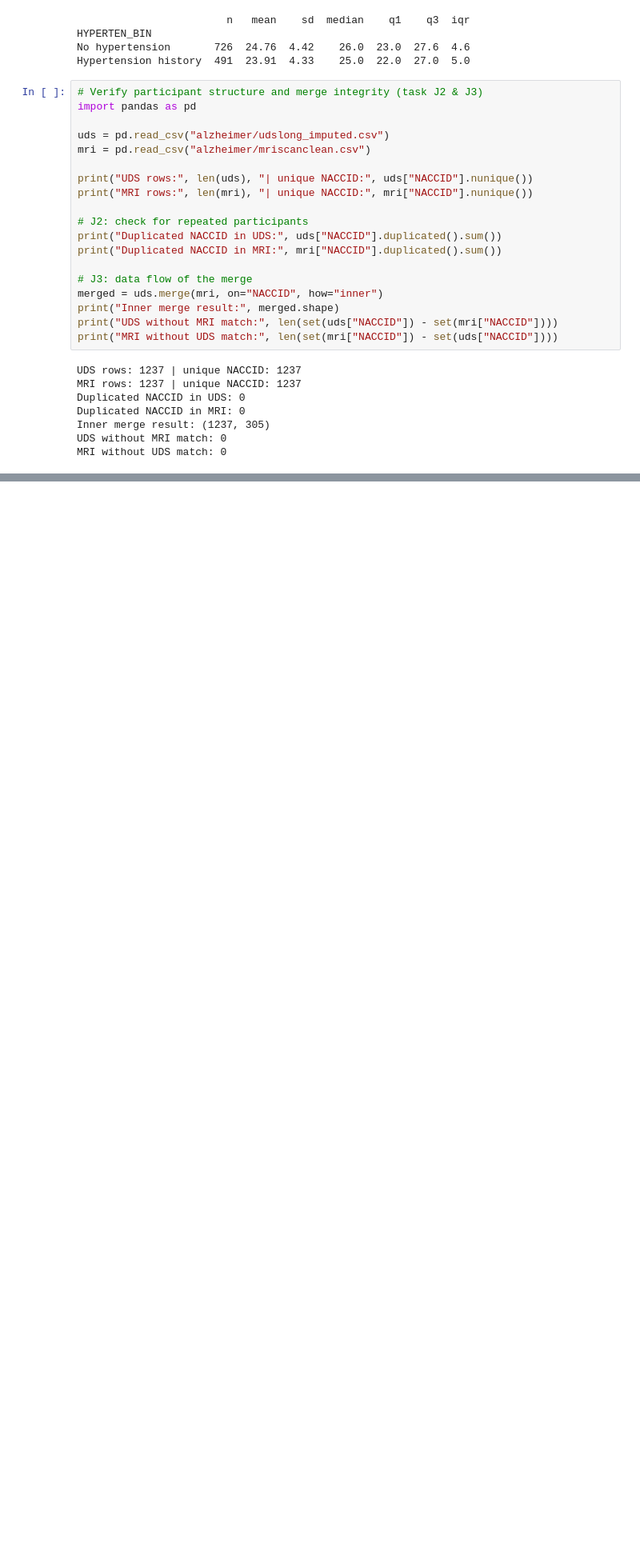
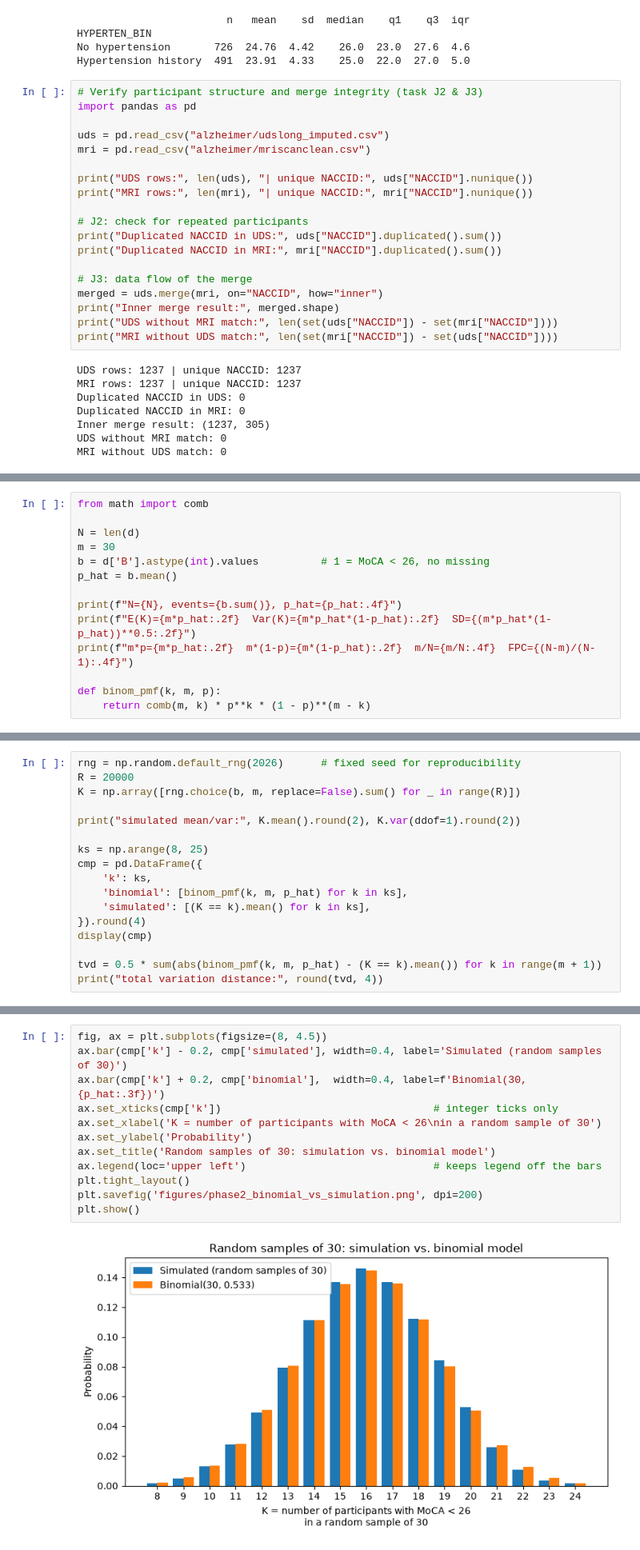
Before and after one commit to dorsamd/Amar, a Jupyter notebook: audit.ipynb, the cells around one changed output, grey strips where cells are left out. Shown at 80% size. Saved outputs shown, nothing was run; the diff lists cells and outputs as text; blank space fills up the shorter version.

Commit message:
Add phase 2 audit, figures and reports

```diff
--- a/audit.ipynb
+++ b/audit.ipynb
@@ -455,0 +683,14 @@ NaN   11     8    NaN    1
+# %%
+from math import comb
+
+N = len(d)
+m = 30
+b = d['B'].astype(int).values          # 1 = MoCA < 26, no missing
+p_hat = b.mean()
+
+print(f"N={N}, events={b.sum()}, p_hat={p_hat:.4f}")
+print(f"E(K)={m*p_hat:.2f}  Var(K)={m*p_hat*(1-p_hat):.2f}  SD={(m*p_hat*(1-p_hat))**0.5:.2f}")
+print(f"m*p={m*p_hat:.2f}  m*(1-p)={m*(1-p_hat):.2f}  m/N={m/N:.4f}  FPC={(N-m)/(N-1):.4f}")
+
+def binom_pmf(k, m, p):
+    return comb(m, k) * p**k * (1 - p)**(m - k)
@@ -455,0 +701,17 @@ NaN   11     8    NaN    1
+# %%
+rng = np.random.default_rng(2026)      # fixed seed for reproducibility
+R = 20000
+K = np.array([rng.choice(b, m, replace=False).sum() for _ in range(R)])
+
+print("simulated mean/var:", K.mean().round(2), K.var(ddof=1).round(2))
+
+ks = np.arange(8, 25)
+cmp = pd.DataFrame({
+    'k': ks,
+    'binomial': [binom_pmf(k, m, p_hat) for k in ks],
+    'simulated': [(K == k).mean() for k in ks],
+}).round(4)
+display(cmp)
+
+tvd = 0.5 * sum(abs(binom_pmf(k, m, p_hat) - (K == k).mean()) for k in range(m + 1))
+print("total variation distance:", round(tvd, 4))
@@ -455,0 +739,14 @@ NaN   11     8    NaN    1
+# %%
+fig, ax = plt.subplots(figsize=(8, 4.5))
+ax.bar(cmp['k'] - 0.2, cmp['simulated'], width=0.4, label='Simulated (random samples of 30)')
+ax.bar(cmp['k'] + 0.2, cmp['binomial'],  width=0.4, label=f'Binomial(30, {p_hat:.3f})')
+ax.set_xticks(cmp['k'])                                  # integer ticks only
+ax.set_xlabel('K = number of participants with MoCA < 26\nin a random sample of 30')
+ax.set_ylabel('Probability')
+ax.set_title('Random samples of 30: simulation vs. binomial model')
+ax.legend(loc='upper left')                              # keeps legend off the bars
+plt.tight_layout()
+plt.savefig('figures/phase2_binomial_vs_simulation.png', dpi=200)
+plt.show()
+# %% [output]
+[figure, added]
```
Also changed, not shown: parts of 34 cells of this notebook, 21 other files.
